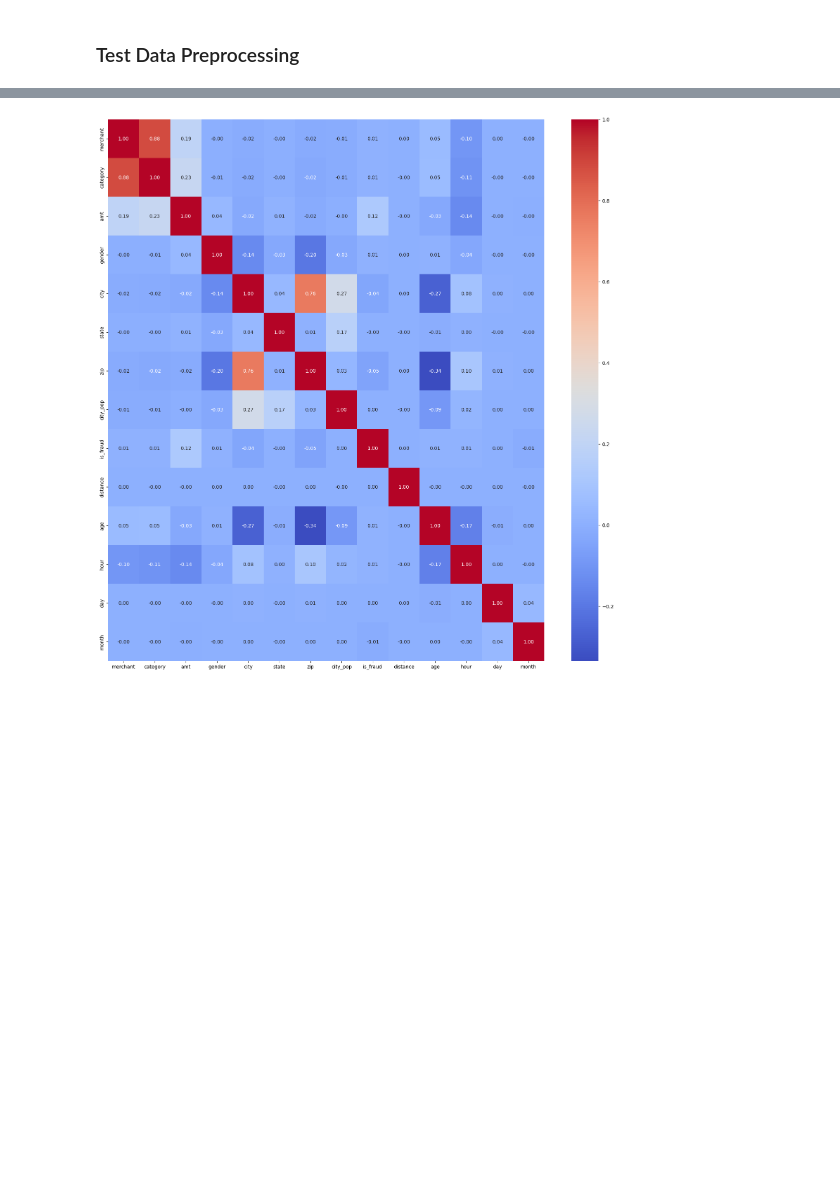
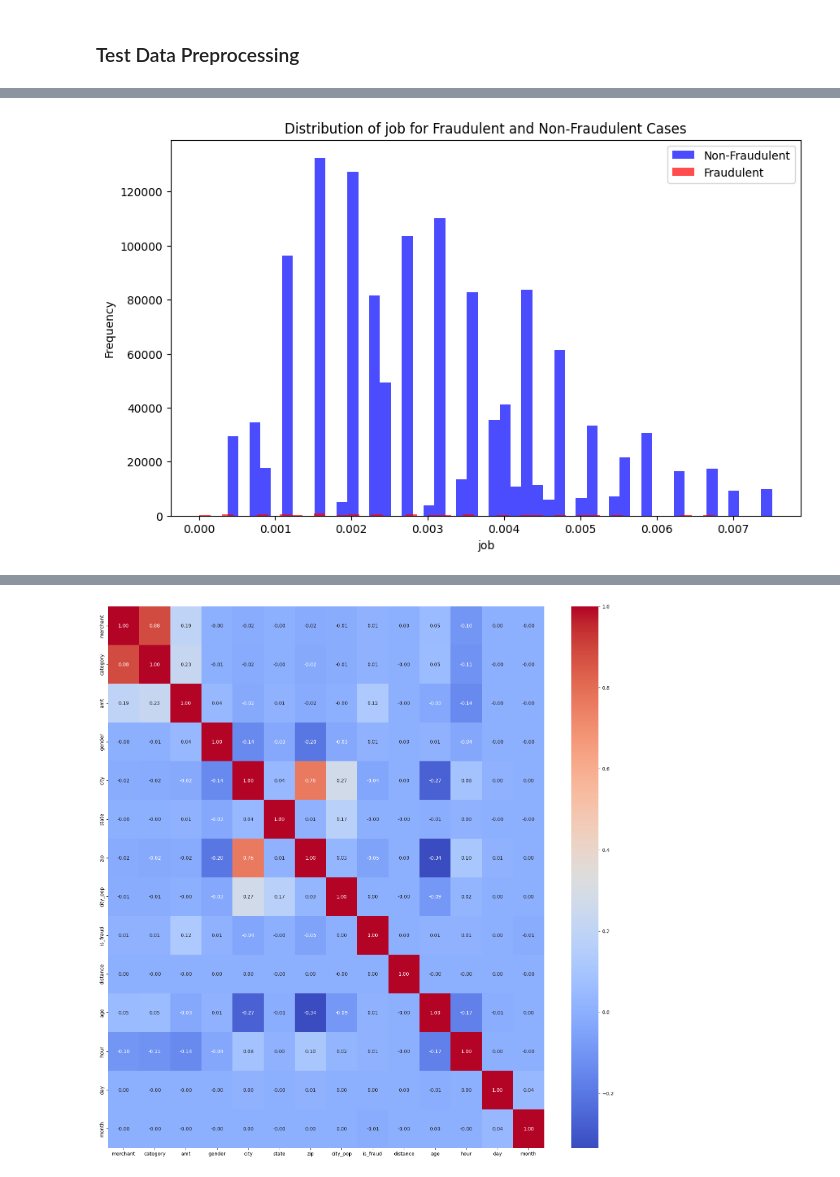
Before and after one commit to tonywork737/data-mining, a Jupyter notebook: NB.ipynb, the cells around one changed output, grey strips where cells are left out. Drawn from its saved outputs; the diff is of its cells as text; code cells hidden in the pictures; blank space fills up the shorter version.

```diff
--- a/NB.ipynb
+++ b/NB.ipynb
@@ -120,7 +120,7 @@ for var in label_vars:
     transformed_data[var] = label_encoder.fit_transform(transformed_data[var])
 
 # Transform categorical data (frequency encoding)
-frequency_vars = ['merchant', 'city', 'state', 'category', 'zip']
+frequency_vars = ['merchant', 'zip', 'city', 'state', 'category']
 
 for col in frequency_vars:
     freq_encoding = transformed_data[col].value_counts(normalize=True).to_dict()
@@ -138,8 +138,13 @@ for col in frequency_vars:
 
 
 # Transform categorial data (Target encoding)
-# target_vars = ['merchant', 'city', 'job', 'state', 'category']
+# target_vars = ['state', 'category']
 # target_encoding = {}
 # for col in target_vars:
 #     target_encoding[col] = transformed_data.groupby(col)['is_fraud'].mean()
 #     transformed_data[col] = transformed_data[col].map(target_encoding[col])
+
+
+# Log-transform the encoded data
+# transformed_data[target_vars] = np.log1p(transformed_data[target_vars])
+# transformed_data[frequency_vars] = np.log1p(transformed_data[frequency_vars])
@@ -176,7 +183,7 @@ for var in label_vars:
     transformed_Y_data[var] = label_encoder.fit_transform(transformed_Y_data[var])
 
 # Transform categorical data (frequency encoding)
-frequency_vars = ['merchant', 'city', 'state', 'category', 'zip']
+frequency_vars = ['merchant','zip', 'city', 'state', 'category']
 
 for col in frequency_vars:
     freq_encoding = transformed_Y_data[col].value_counts(normalize=True).to_dict()
@@ -193,8 +200,8 @@ for col in frequency_vars:
 # transformed_Y_data = pd.concat([transformed_Y_data.drop(columns=ohe_vars), ohe_df], axis=1)
 
 
-# Transform categorial data (Target encoding)
-# target_vars = ['merchant', 'city', 'job', 'state', 'category']
+#Transform categorial data (Target encoding)
+# target_vars = ['state', 'category']
 # target_encoding = {}
 # for col in target_vars:
 #     target_encoding[col] = transformed_Y_data.groupby(col)['is_fraud'].mean()
@@ -218,3 +214,24 @@ transformed_Y_data
+# %%
+import matplotlib.pyplot as plt
+
+# Select a feature to visualize
+feature = 'job'
+
+# Separate data into fraudulent and non-fraudulent cases
+fraudulent = transformed_Y_data[transformed_Y_data['is_fraud'] == 1][feature]
+non_fraudulent = transformed_Y_data[transformed_Y_data['is_fraud'] == 0][feature]
+
+# Plot histograms
+plt.figure(figsize=(10, 6))
+plt.hist(non_fraudulent, bins=50, alpha=0.7, label='Non-Fraudulent', color='blue')
+plt.hist(fraudulent, bins=50, alpha=0.7, label='Fraudulent', color='red')
+plt.xlabel(feature)
+plt.ylabel('Frequency')
+plt.title(f'Distribution of {feature} for Fraudulent and Non-Fraudulent Cases')
+plt.legend()
+plt.show()
+# %% [output]
+[figure, added]
 # %% [markdown]
 ## Feature Selection
 
```
Also changed, not shown: parts of 9 cells of this notebook.
